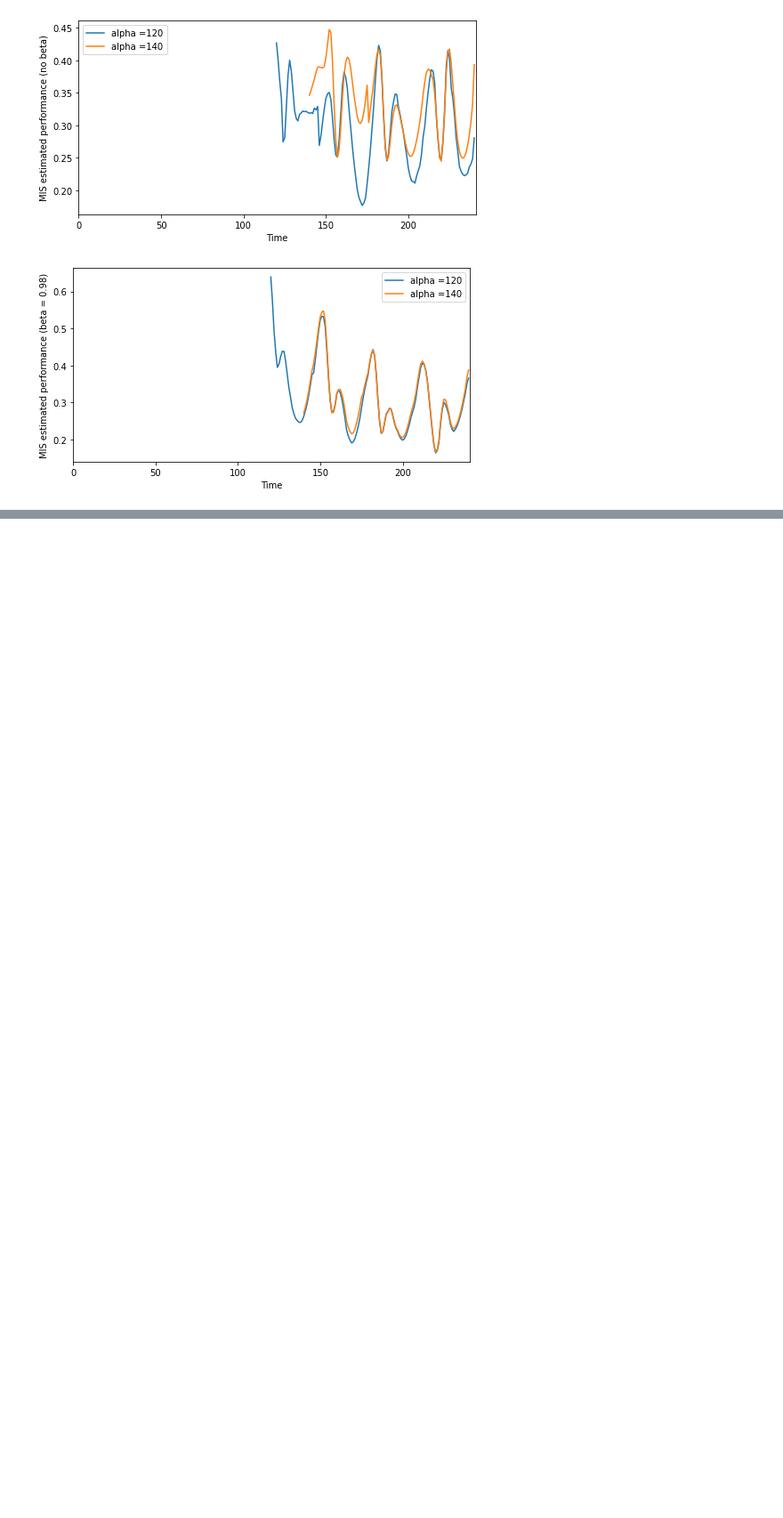
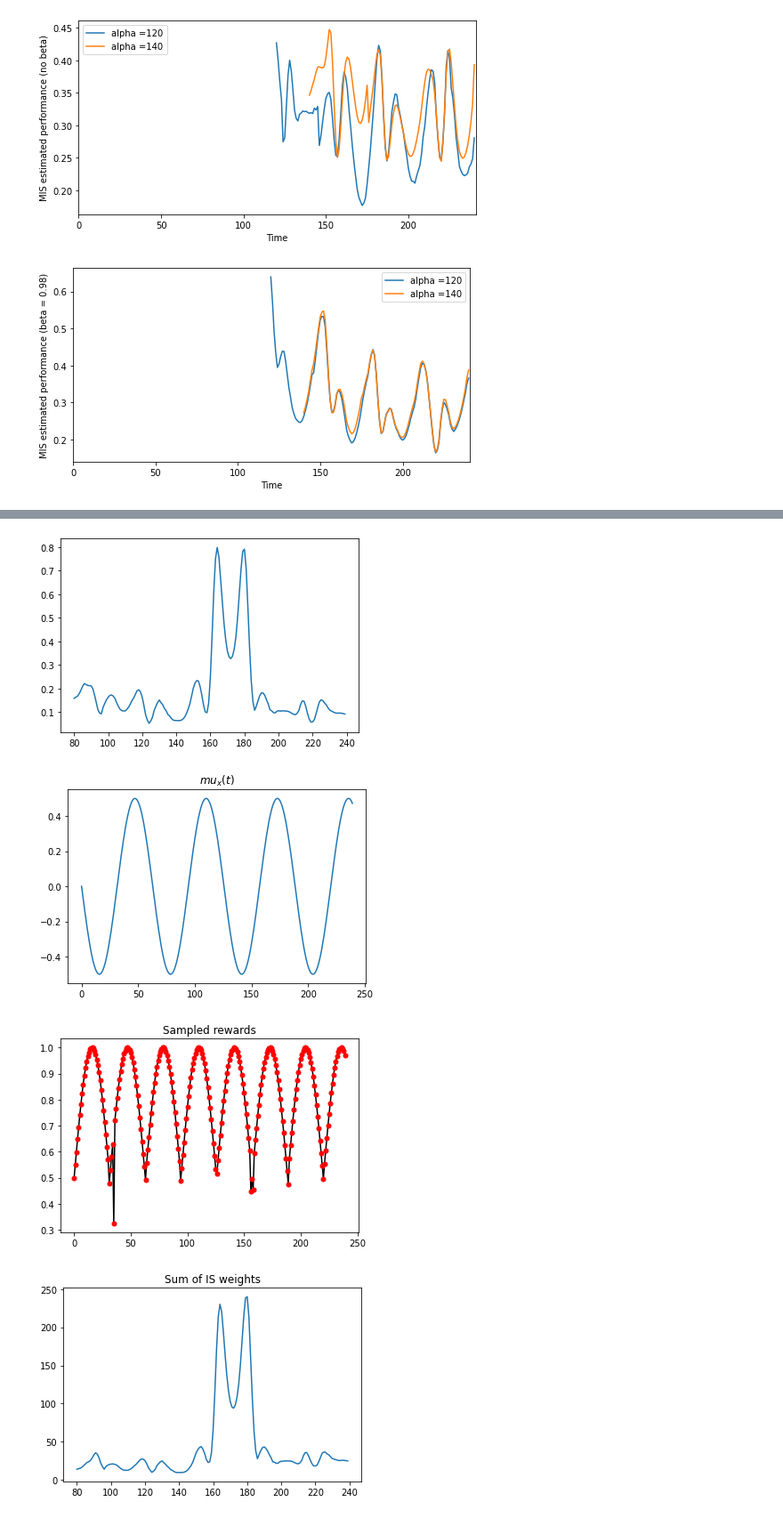
Before and after one commit to francescovidaich964/Como_lake, a Jupyter notebook: bandit_tests/non-stat_contextual_bandits.ipynb, the cells around one changed output, grey strips where cells are left out. Shown at 89% size. Saved outputs shown, nothing was run; the diff lists cells and outputs as text; code cells hidden in the pictures; blank space fills up the shorter version.

```diff
--- a/bandit_tests/non-stat_contextual_bandits.ipynb
+++ b/bandit_tests/non-stat_contextual_bandits.ipynb
@@ -512,0 +549,30 @@ plt.show()
+# %%
+t_range = range(len(thetas)-160,len(thetas))
+MIS_through_time = [MIS_estimator_other(nu, thetas[:i], rewards[:i], alpha=60, beta=1)[1] for i in t_range]
+# %%
+wieghts_through_time = [MIS_estimator_other(nu, thetas[:i], rewards[:i], alpha=60, beta=1)[2] for i in t_range]
+# %%
+plt.plot(t_range, np.array(MIS_through_time))
+plt.show()
+
+
+plt.plot(NS_process)
+plt.title('$mu_x(t)$')
+plt.show()
+
+
+plt.plot(rewards, c='black')
+plt.plot(np.where(rewards>0)[0],  rewards[rewards>0],  'ro', markersize=5)
+plt.plot(np.where(rewards==0)[0], rewards[rewards==0], 'bo', markersize=5)
+plt.title('Sampled rewards')
+plt.show()
+
+
+plt.plot(t_range, np.sum(np.array(wieghts_through_time),axis=1))
+plt.title('Sum of IS weights')
+plt.show()
+# %% [output]
+[figure, added]
+[figure, added]
+[figure, added]
+[figure, added]
```
Also changed, not shown: parts of 4 cells of this notebook.
